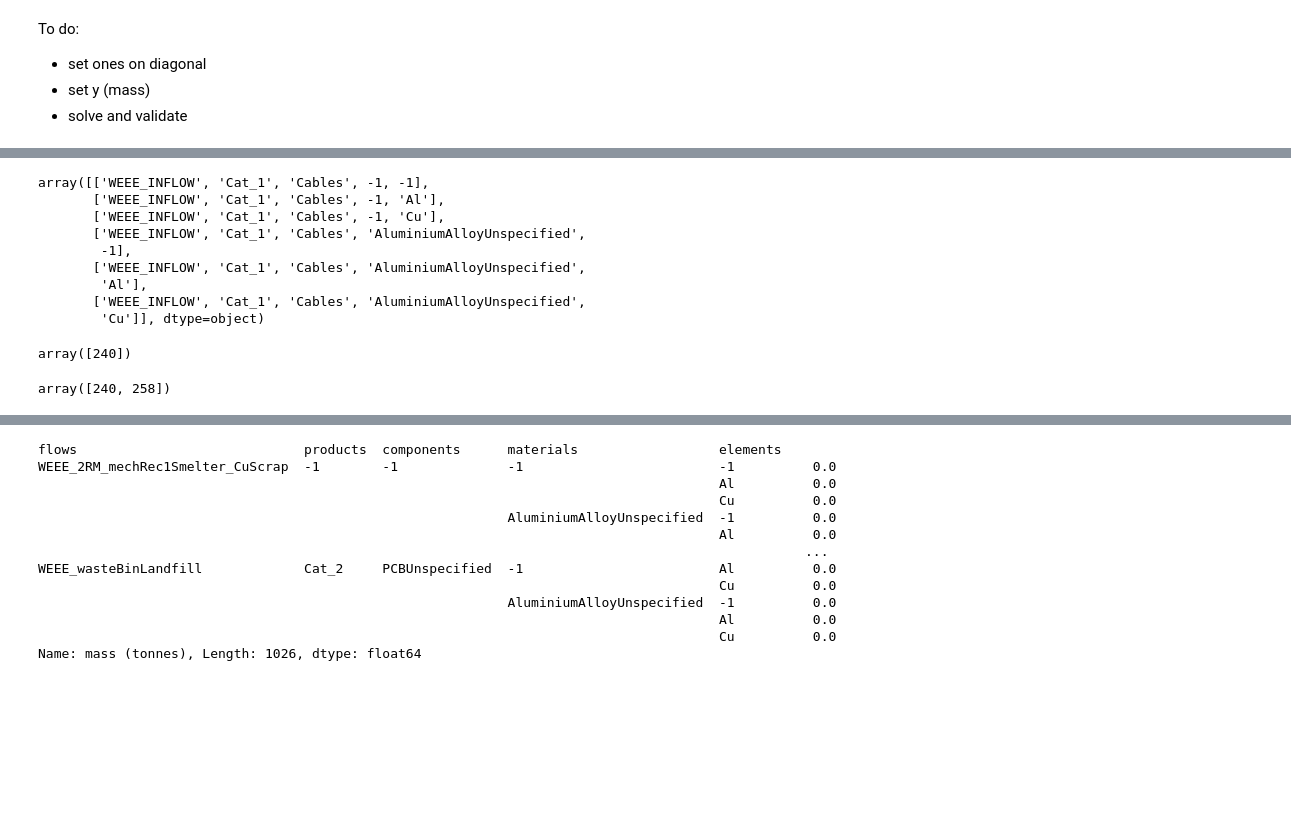
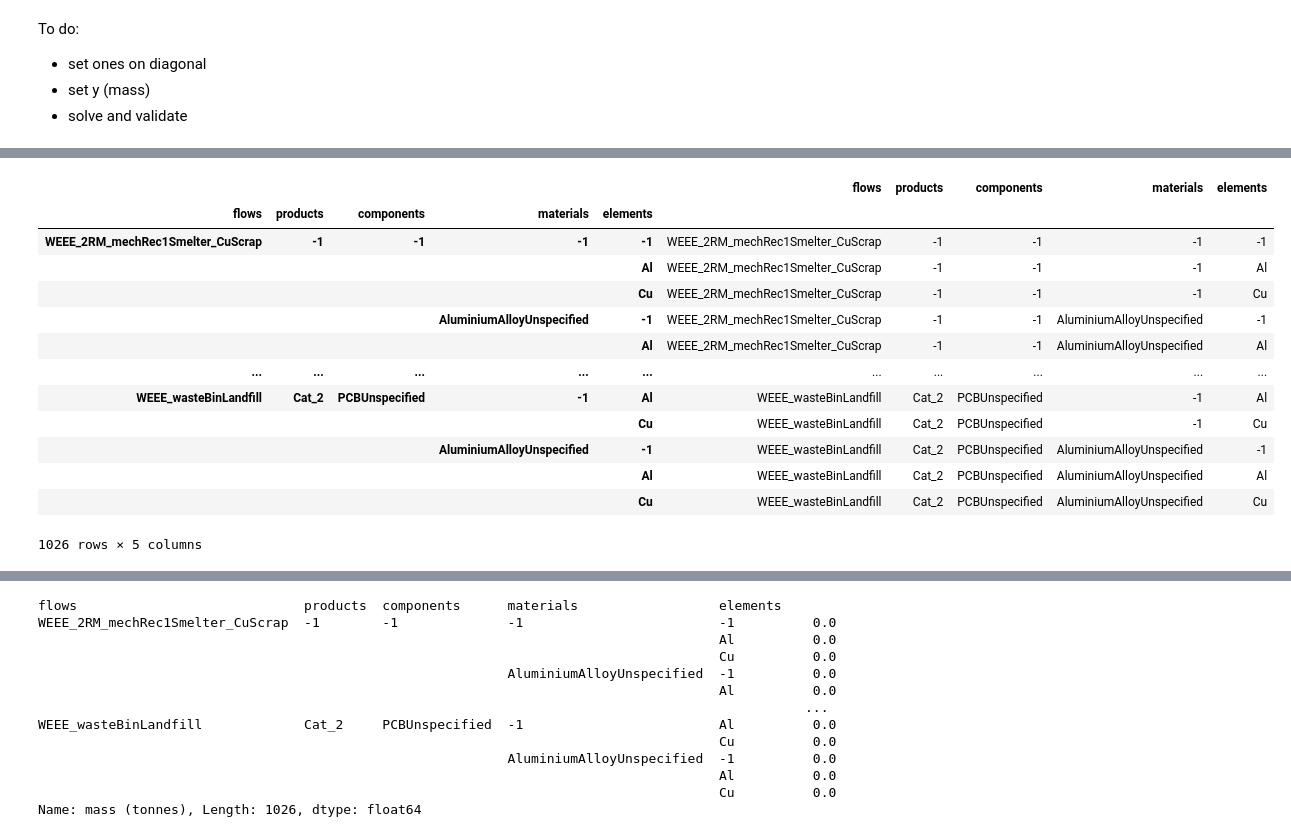
Before and after one commit to FutuRaM-Project/Recovery-Model, a Jupyter notebook: src/test.ipynb, the cells around one changed output, grey strips where cells are left out. Drawn from its saved outputs; the diff is of its cells as text; code cells hidden in the pictures; blank space fills up the shorter version.

```diff
--- a/src/test.ipynb
+++ b/src/test.ipynb
@@ -824,22 +113,17 @@ array([240, 241, 242, 243, 244, 245])
 # %%
-weee.index_loc(idx)
+weee.idx
 # %% [output]
+|  |  |  |  |  | flows | products | components | materials | elements |
+| flows | products | components | materials | elements |  |  |  |  |  |
+| WEEE_2RM_mechRec1Smelter_CuScrap | -1 | -1 | -1 | -1 | WEEE_2RM_mechRec1Smelter_CuScrap | -1 | -1 | -1 | -1 |
+|  |  |  |  | Al | WEEE_2RM_mechRec1Smelter_CuScrap | -1 | -1 | -1 | Al |
+|  |  |  |  | Cu | WEEE_2RM_mechRec1Smelter_CuScrap | -1 | -1 | -1 | Cu |
+|  |  |  | AluminiumAlloyUnspecified | -1 | WEEE_2RM_mechRec1Smelter_CuScrap | -1 | -1 | AluminiumAlloyUnspecified | -1 |
+|  |  |  |  | Al | WEEE_2RM_mechRec1Smelter_CuScrap | -1 | -1 | AluminiumAlloyUnspecified | Al |
+| ... | ... | ... | ... | ... | ... | ... | ... | ... | ... |
+| WEEE_wasteBinLandfill | Cat_2 | PCBUnspecified | -1 | Al | WEEE_wasteBinLandfill | Cat_2 | PCBUnspecified | -1 | Al |
+|  |  |  |  | Cu | WEEE_wasteBinLandfill | Cat_2 | PCBUnspecified | -1 | Cu |
+|  |  |  | AluminiumAlloyUnspecified | -1 | WEEE_wasteBinLandfill | Cat_2 | PCBUnspecified | AluminiumAlloyUnspecified | -1 |
+|  |  |  |  | Al | WEEE_wasteBinLandfill | Cat_2 | PCBUnspecified | AluminiumAlloyUnspecified | Al |
+|  |  |  |  | Cu | WEEE_wasteBinLandfill | Cat_2 | PCBUnspecified | AluminiumAlloyUnspecified | Cu |
-array([['WEEE_INFLOW', 'Cat_1', 'Cables', -1, -1],
-       ['WEEE_INFLOW', 'Cat_1', 'Cables', -1, 'Al'],
-       ['WEEE_INFLOW', 'Cat_1', 'Cables', -1, 'Cu'],
-       ['WEEE_INFLOW', 'Cat_1', 'Cables', 'AluminiumAlloyUnspecified',
-        -1],
-       ['WEEE_INFLOW', 'Cat_1', 'Cables', 'AluminiumAlloyUnspecified',
-        'Al'],
-       ['WEEE_INFLOW', 'Cat_1', 'Cables', 'AluminiumAlloyUnspecified',
-        'Cu']], dtype=object)
+1026 rows × 5 columns
-# %%
-idx = ["WEEE_INFLOW", "Cat_1", "Cables", -1, -1]
-weee.get_indexer(idx)
-# %% [output]
-array([240])
-# %%
-idx = [["WEEE_INFLOW", "Cat_1", "Cables", -1, -1], ["WEEE_INFLOW", "Cat_2", "Cables", -1, -1]]
-weee.get_indexer(idx)
-# %% [output]
-array([240, 258])
```
Also changed, not shown: parts of 15 cells of this notebook, 2 other files.
